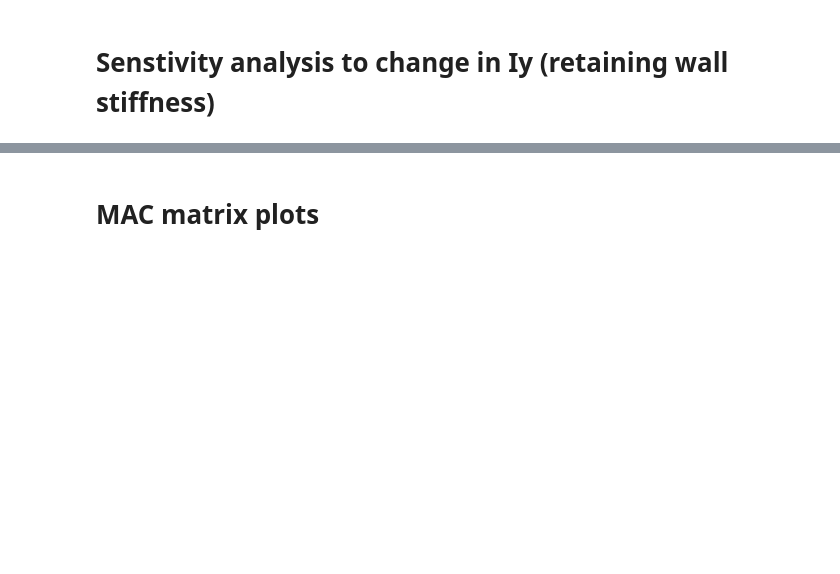
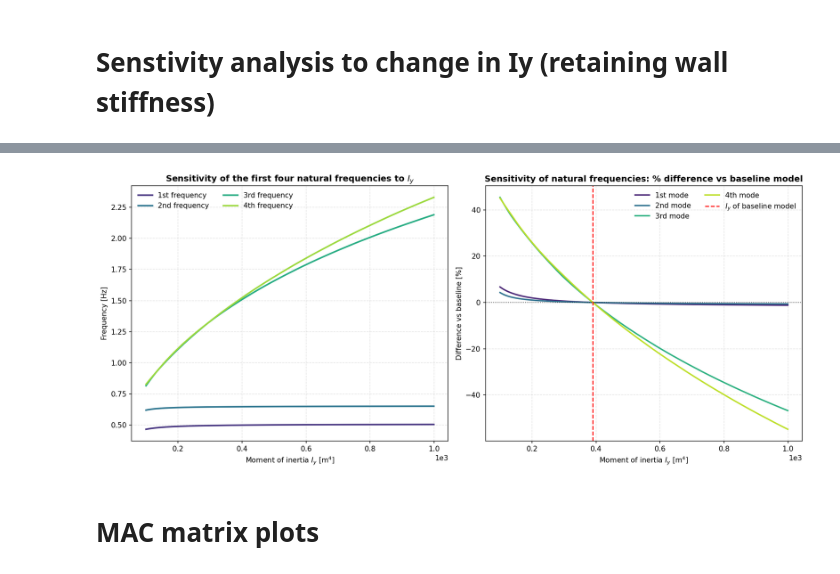
Before and after one commit to Aminealami16/MSc-thesis---minimal-FEM-model-of-the-Maeslantkering, a Jupyter notebook: dry_models/04minimal_sensitivity_Iytruss.ipynb, the cells around one changed output, grey strips where cells are left out. Drawn from its saved outputs; the diff is of its cells as text; code cells hidden in the pictures; blank space fills up the shorter version.

```diff
--- a/dry_models/04minimal_sensitivity_Iytruss.ipynb
+++ b/dry_models/04minimal_sensitivity_Iytruss.ipynb
@@ -13,12 +13,12 @@ import plotly.graph_objects as go
 # %% [markdown]
 # **Baseline frequencies**
 # %%
-f1 = 0.356516
-f2 = 0.460649
-f3 = 1.490603
-f4 = 1.492616
-f5 = 1.550110
-f6 = 2.083481
+f1 = 0.498610
+f2 = 0.646944
+f3 = 1.492616
+f4 = 1.505542
+f5 = 1.559410
+f6 = 1.930074
 # %%
 nodes = []
 nodal_values = np.loadtxt('../text_files/nodes_minimal_model.txt', delimiter=',')
@@ -34,7 +34,6 @@ nu = 0.3   # Poisson's ratio
 G = E/(2*(1+nu)) #Pa
 nu = 0.3 #Poisson's ratio
 k_fender =  mat.stiffness_fenders()
-k_fender = 5e6
 Iy_connect, Iz_connect, Ip_connect, It_connect, A_connect = mat.stiffness_connecting_beams()
 ep_K_connect = [E, G, A_connect, Iy_connect, Iz_connect, It_connect, k]
 ep_m_connect = [rho, A_connect, Iy_connect, Iz_connect, Ip_connect]
@@ -257,3 +264,42 @@ plt.show()
+# %%
+fig, (ax1, ax2) = plt.subplots(1, 2, figsize=(14, 6), dpi=150)
+
+# -------------------- LEFT PLOT --------------------
+labels1 = ['1st', '2nd', '3rd', '4th']
+colors1 = plt.cm.viridis(np.linspace(0.15, 0.85, 4))
+
+for i, (label, color) in enumerate(zip(labels1, colors1)):
+    ax1.plot(Iy, params[:, i], label=f'{label} frequency', linewidth=2.2, color=color)
+
+ax1.set_xlabel(r'Moment of inertia $I_y$ [m$^4$]')
+ax1.set_ylabel('Frequency [Hz]')
+ax1.set_title('Sensitivity of the first four natural frequencies to $I_y$', size=12, fontweight='bold')
+ax1.grid(True, which='both', linestyle='--', alpha=0.35)
+ax1.legend(frameon=False, ncol=2)
+ax1.ticklabel_format(style='sci', axis='x', scilimits=(0, 0))
+
+# -------------------- RIGHT PLOT --------------------
+labels2 = ['1st', '2nd', '3rd', '4th', '5th', '6th']
+series = [percent_diff_f1, percent_diff_f2, percent_diff_f3, percent_diff_f4]
+colors2 = plt.cm.viridis(np.linspace(0.1, 0.9, len(series)))
+
+for y, label, color in zip(series, labels2, colors2):
+    ax2.plot(Iy, y, label=f'{label} mode', linewidth=2.0, color=color)
+
+ax2.axhline(0, color='k', linewidth=1, linestyle=':', alpha=0.7)
+ax2.axvline(390, color='r', linestyle='--', label='$I_y$ of baseline model')
+
+ax2.set_xlabel(r'Moment of inertia $I_y$ [m$^4$]')
+ax2.set_ylabel('Difference vs baseline [%]')
+ax2.set_title('Sensitivity of natural frequencies: % difference vs baseline model', size=12, fontweight='bold')
+ax2.grid(True, which='both', linestyle='--', alpha=0.35)
+ax2.legend(frameon=False, ncol=2)
+ax2.ticklabel_format(style='sci', axis='x', scilimits=(0, 0))
+plt.tight_layout()
+plt.savefig('plots/sensitivity_Iy_truss.png', dpi=500)
+plt.show()
+# %% [output]
+[figure, added]
 # %% [markdown]
 # **MAC matrix plots**
 # %%
```
Also changed, not shown: parts of 6 cells of this notebook, 39 other files.
